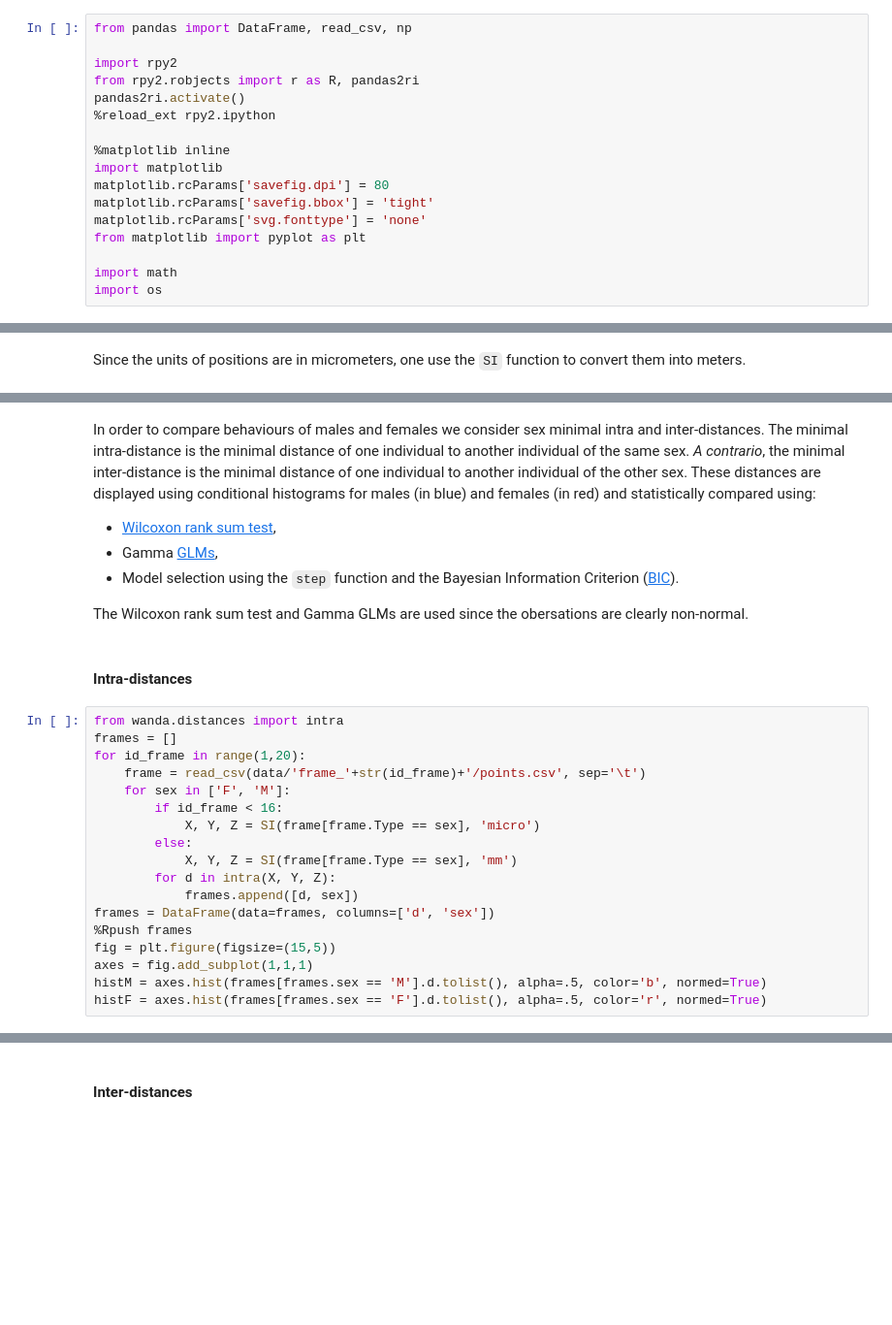
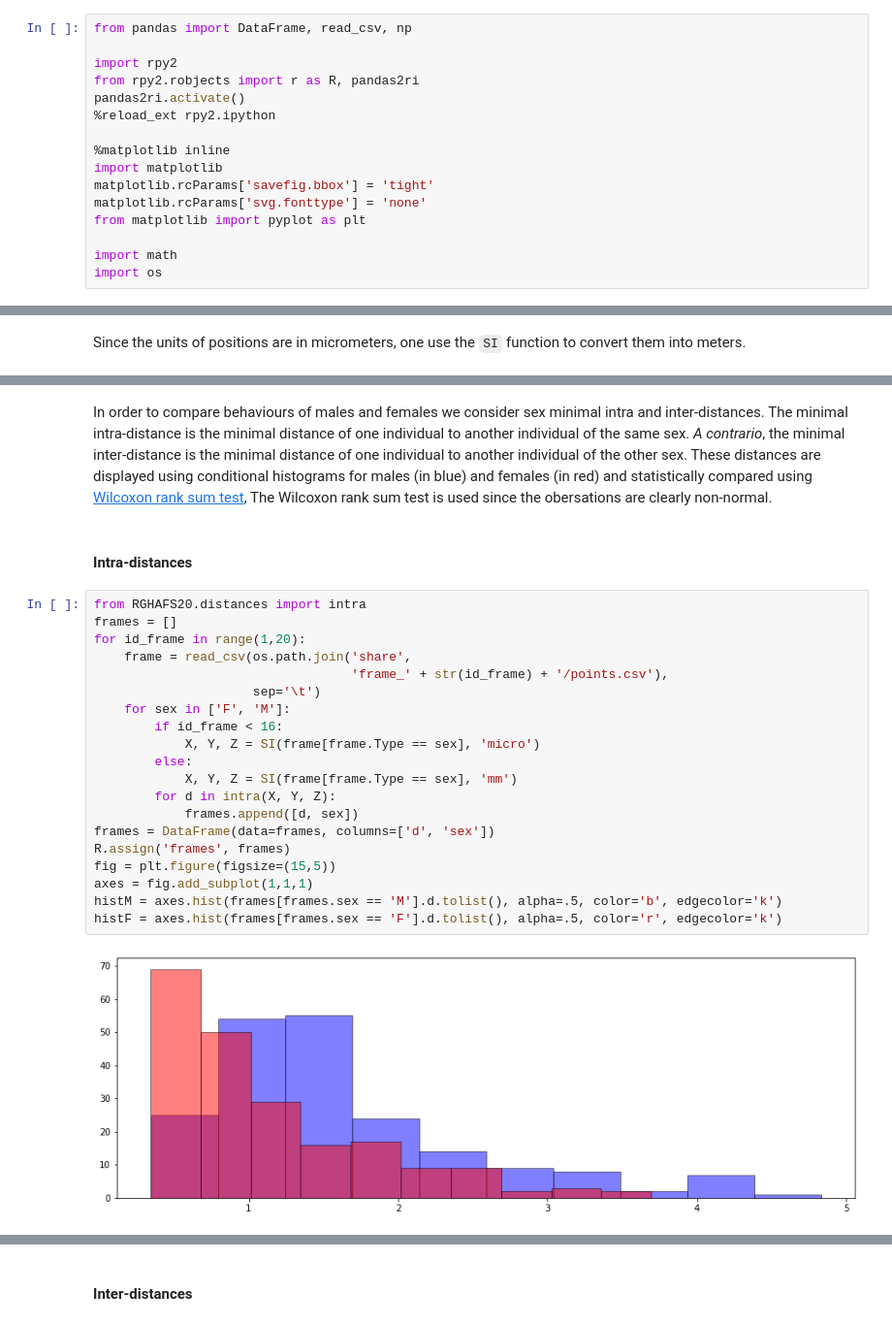
Before and after one commit to pfernique/RGHAFS20, a Jupyter notebook: RGHAFS20.ipynb, the cells around one changed output, grey strips where cells are left out. Shown at 97% size. Drawn from its saved outputs; the diff is of its cells as text; blank space fills up the shorter version.

```diff
--- a/RGHAFS20.ipynb
+++ b/RGHAFS20.ipynb
@@ -15,7 +15,6 @@ pandas2ri.activate()
 
 %matplotlib inline
 import matplotlib
-matplotlib.rcParams['savefig.dpi'] = 80
 matplotlib.rcParams['savefig.bbox'] = 'tight'
 matplotlib.rcParams['svg.fonttype'] = 'none'
 from matplotlib import pyplot as plt
@@ -320,31 +310,30 @@ ModuleNotFoundError: No module named 'wanda'
 In order to compare behaviours of males and females we consider sex minimal intra and inter-distances.
 The minimal intra-distance is the minimal distance of one individual to another individual of the same sex.
 *A contrario*, the minimal inter-distance is the minimal distance of one individual to another individual of the other sex.
-These distances are displayed using conditional histograms for males (in blue) and females (in red) and statistically compared using:
-
-* [Wilcoxon rank sum test](http://en.wikipedia.org/wiki/Wilcoxon_signed-rank_test),
-* Gamma [GLMs](http://en.wikipedia.org/wiki/Generalized_linear_model),
-* Model selection using the `step` function and the Bayesian Information Criterion ([BIC](http://en.wikipedia.org/wiki/Bayesian_information_criterion)).
-
-The Wilcoxon rank sum test and Gamma GLMs are used since the obersations are clearly non-normal.
+These distances are displayed using conditional histograms for males (in blue) and females (in red) and statistically compared using [Wilcoxon rank sum test](http://en.wikipedia.org/wiki/Wilcoxon_signed-rank_test),
+The Wilcoxon rank sum test is used since the obersations are clearly non-normal.
 # %% [markdown]
 #### Intra-distances
 # %%
-from wanda.distances import intra
+from RGHAFS20.distances import intra
 frames = []
 for id_frame in range(1,20):
-    frame = read_csv(data/'frame_'+str(id_frame)+'/points.csv', sep='\t')
+    frame = read_csv(os.path.join('share',
+                                  'frame_' + str(id_frame) + '/points.csv'),
+                     sep='\t')
     for sex in ['F', 'M']:
         if id_frame < 16:
             X, Y, Z = SI(frame[frame.Type == sex], 'micro')
         else:
             X, Y, Z = SI(frame[frame.Type == sex], 'mm')
         for d in intra(X, Y, Z):
             frames.append([d, sex])
 frames = DataFrame(data=frames, columns=['d', 'sex'])
-%Rpush frames
+R.assign('frames', frames)
 fig = plt.figure(figsize=(15,5))
 axes = fig.add_subplot(1,1,1)
-histM = axes.hist(frames[frames.sex == 'M'].d.tolist(), alpha=.5, color='b', normed=True)
-histF = axes.hist(frames[frames.sex == 'F'].d.tolist(), alpha=.5, color='r', normed=True)
+histM = axes.hist(frames[frames.sex == 'M'].d.tolist(), alpha=.5, color='b', edgecolor='k')
+histF = axes.hist(frames[frames.sex == 'F'].d.tolist(), alpha=.5, color='r', edgecolor='k')
+# %% [output]
+[figure, added]
 # %%
```
Also changed, not shown: parts of 47 cells of this notebook.
